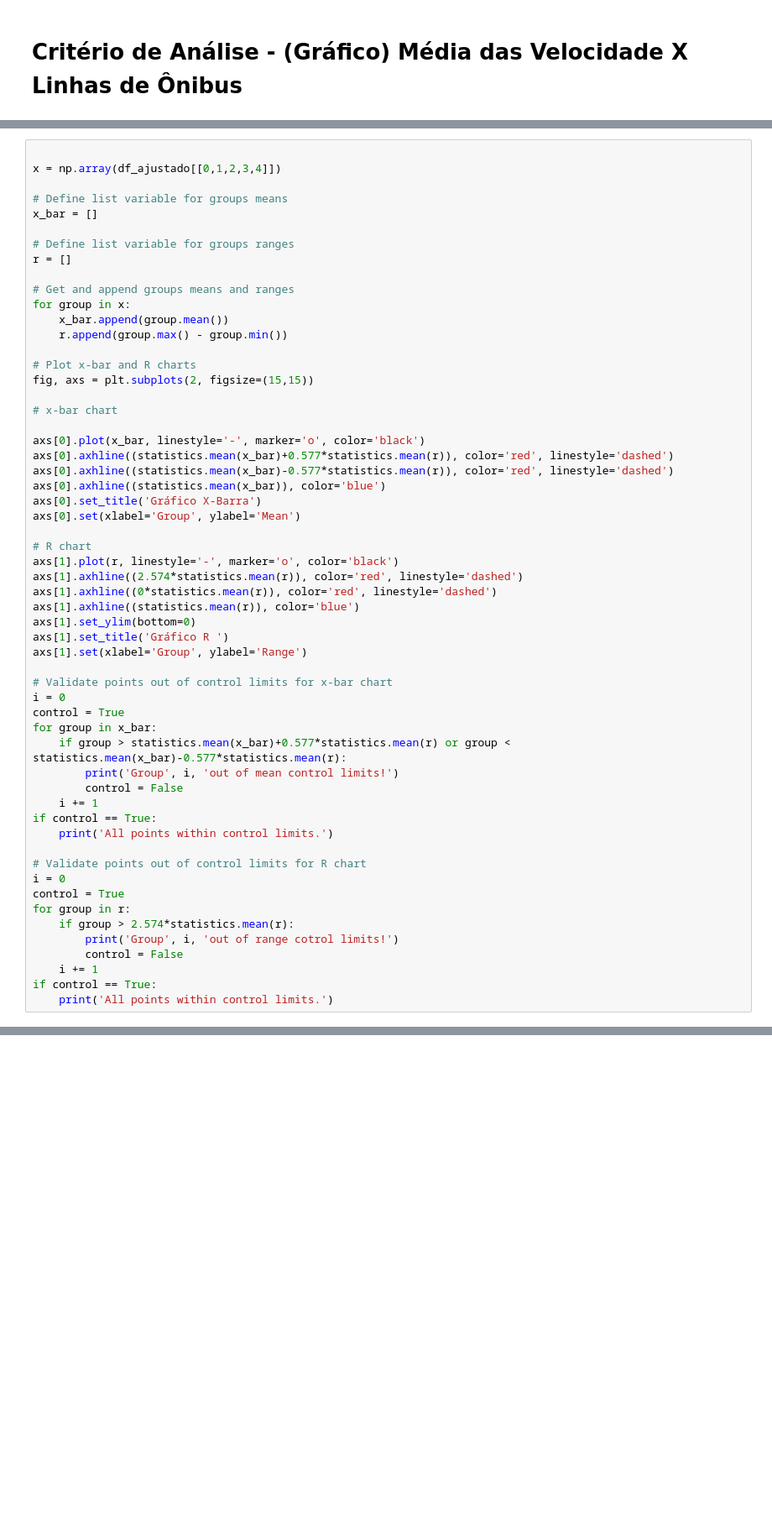
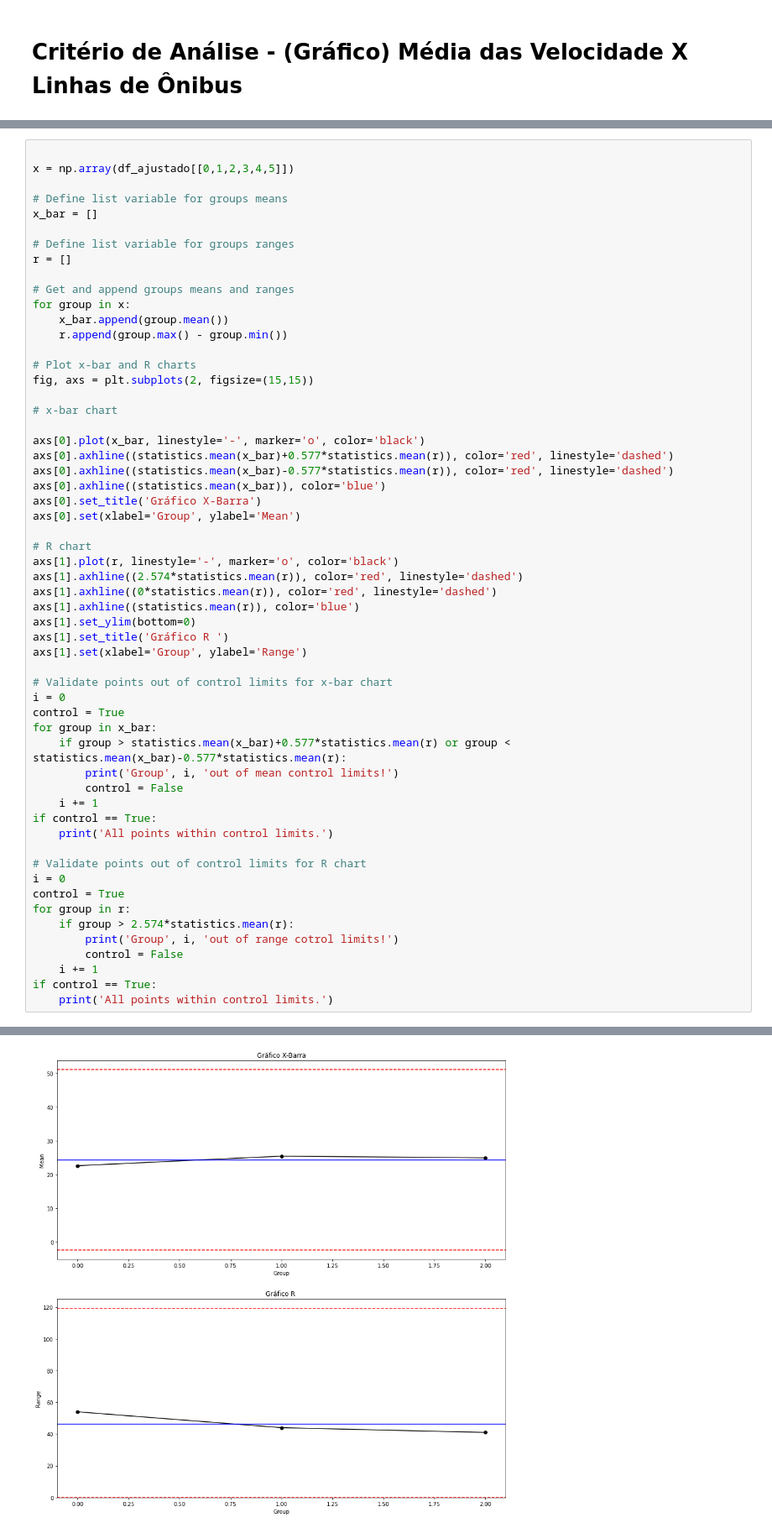
Before and after one commit to monteirovictor/dashboard_panel, a Jupyter notebook: Projeto.ipynb, the cells around one changed output, grey strips where cells are left out. Shown: that part at 84% size. Cells and saved outputs as stored; diff of their text form; blank space fills up the shorter version.

```diff
--- a/Projeto.ipynb
+++ b/Projeto.ipynb
@@ -189,6 +170,6 @@ df_ajustado
 # %%
 
-x = np.array(df_ajustado[[0,1,2,3,4]])
+x = np.array(df_ajustado[[0,1,2,3,4,5]])
 
 # Define list variable for groups means
 x_bar = []
@@ -247,0 +230 @@ KeyError: "None of [Int64Index([0, 1, 2, 3, 4], dtype='int64')] are in the [colu
+[figure, added]
```
Also changed, not shown: parts of 6 cells of this notebook.
